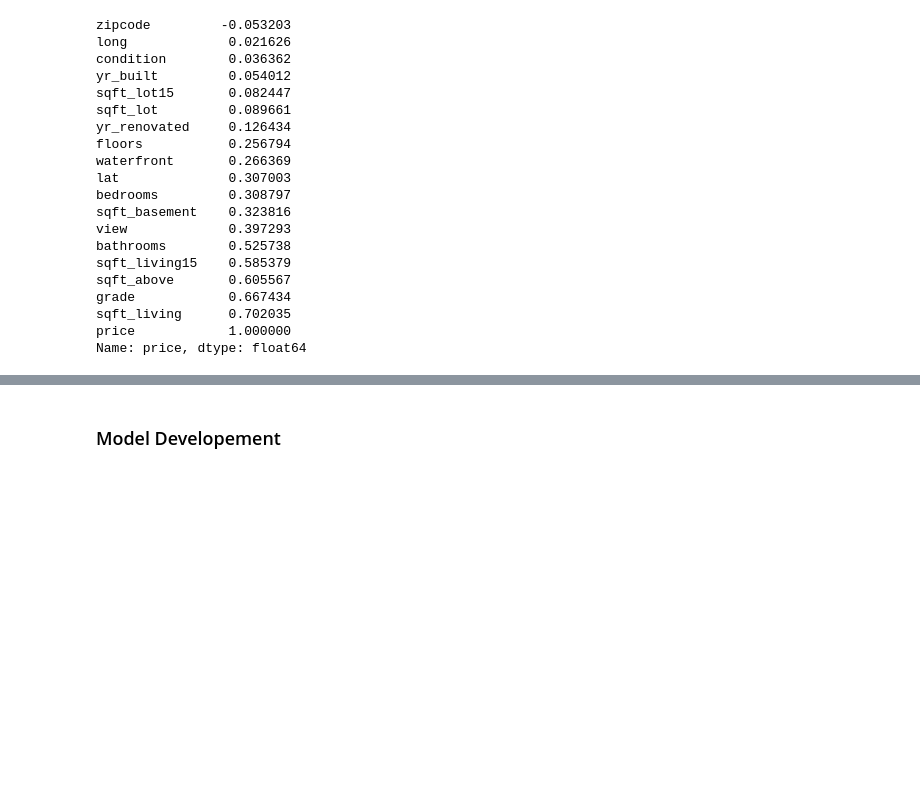
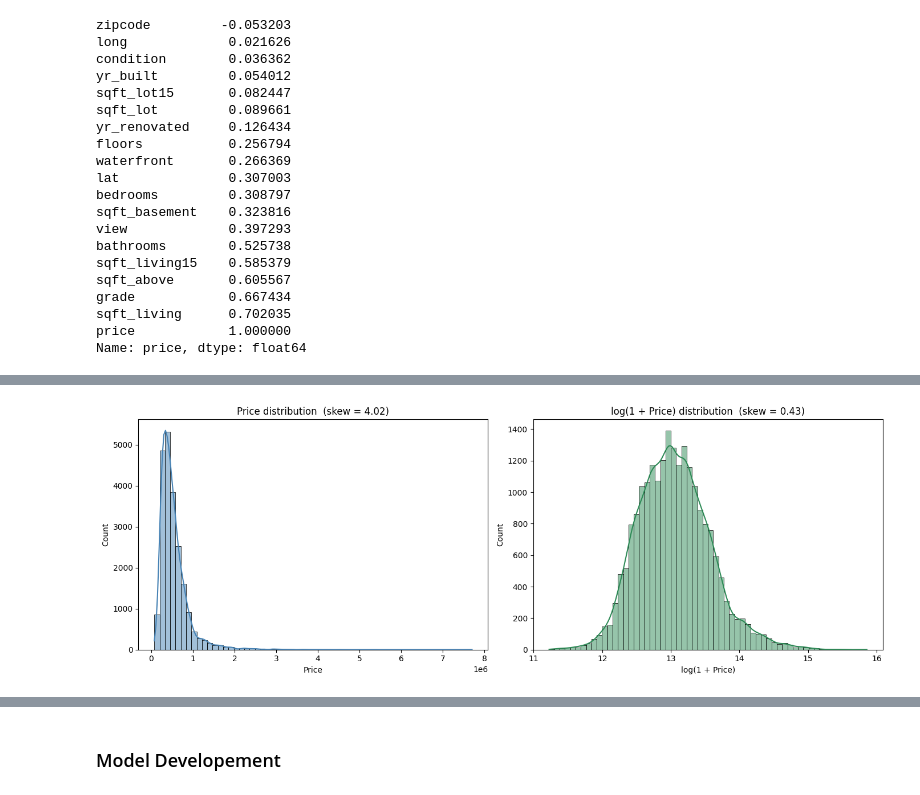
Before and after one commit to bedoo96/Machine-Learning, a Jupyter notebook: Hand_On_ML/HousePrediction/HousePrediction.ipynb, the cells around one changed output, grey strips where cells are left out. Saved outputs shown, nothing was run; the diff lists cells and outputs as text; code cells hidden in the pictures; blank space fills up the shorter version.

```diff
--- a/Hand_On_ML/HousePrediction/HousePrediction.ipynb
+++ b/Hand_On_ML/HousePrediction/HousePrediction.ipynb
@@ -307,0 +339,16 @@ Name: price, dtype: float64
+# %%
+# Distribution of the target variable, raw vs log-transformed.
+fig, axes = plt.subplots(1, 2, figsize=(14, 5))
+
+sns.histplot(df['price'], bins=60, kde=True, ax=axes[0], color='steelblue')
+axes[0].set_title(f"Price distribution  (skew = {df['price'].skew():.2f})")
+axes[0].set_xlabel('Price')
+
+sns.histplot(np.log1p(df['price']), bins=60, kde=True, ax=axes[1], color='seagreen')
+axes[1].set_title(f"log(1 + Price) distribution  (skew = {np.log1p(df['price']).skew():.2f})")
+axes[1].set_xlabel('log(1 + Price)')
+
+plt.tight_layout()
+plt.show()
+# %% [output]
+[figure, added]
```
Also changed, not shown: parts of 48 cells of this notebook, 2 other files.
